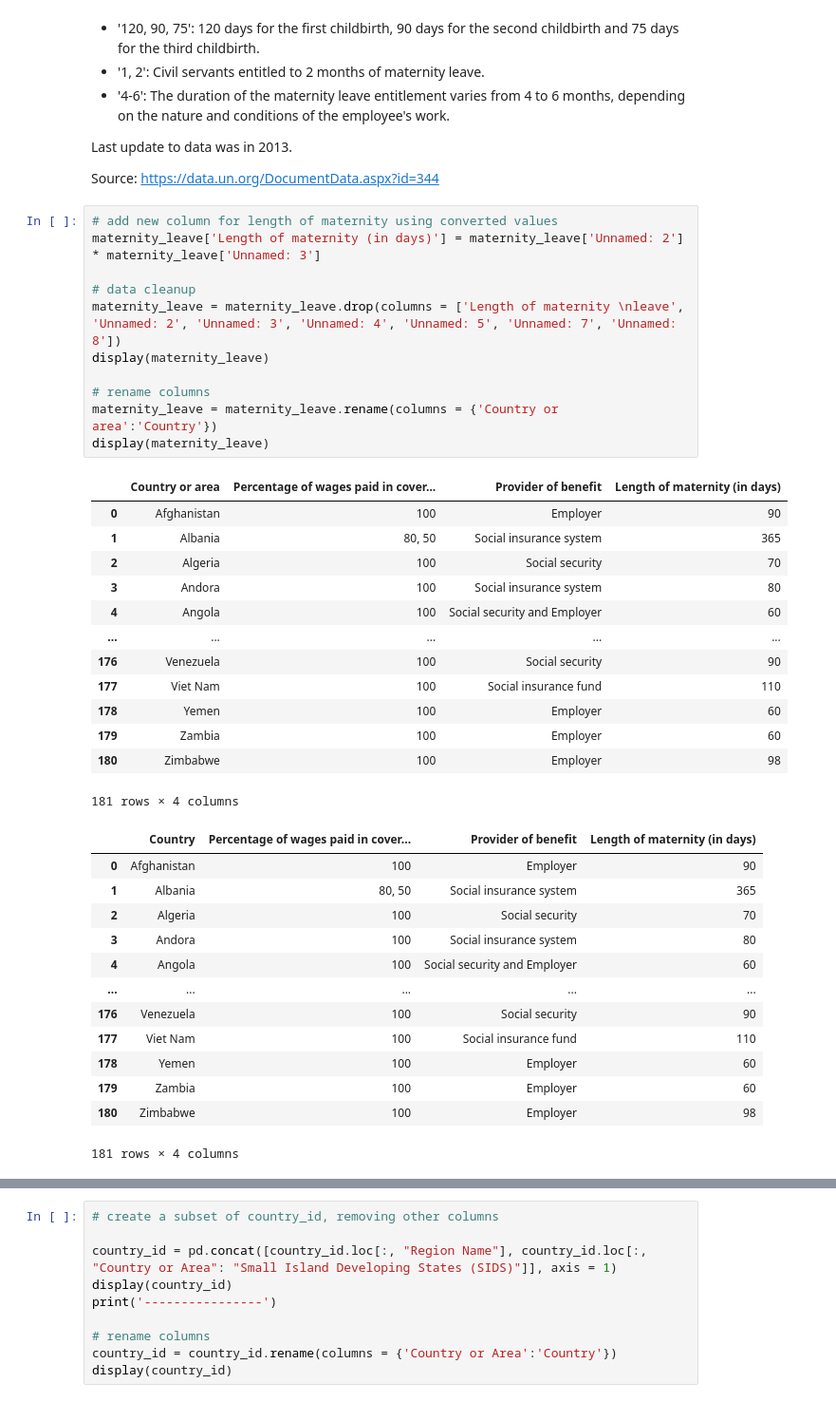
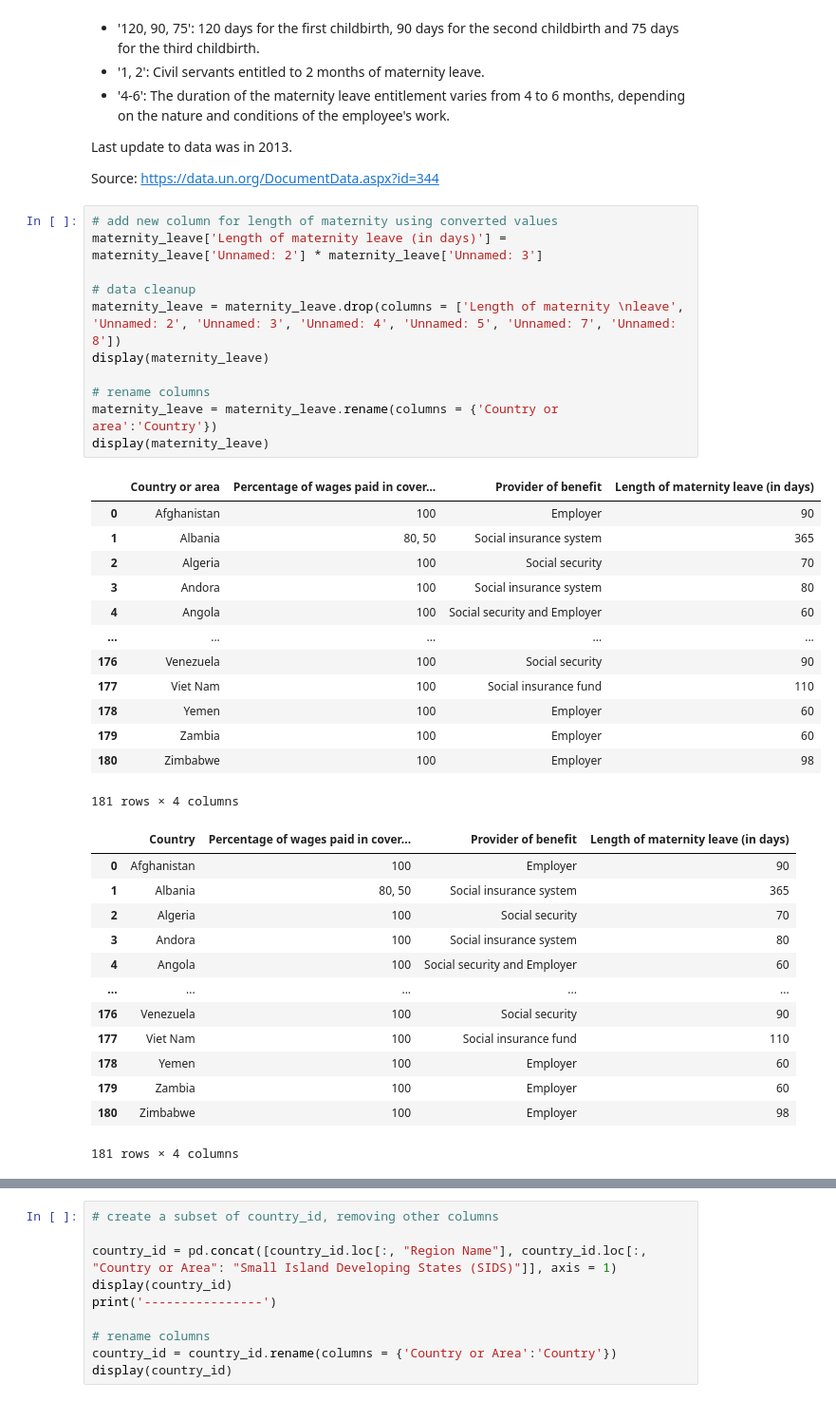
Before and after one commit to nss-data-science-cohort-7/un-exploration-marieljum, a Jupyter notebook: notebooks/solo_exploration.ipynb, the cells around one changed output, grey strips where cells are left out. Shown at 95% size. Cells and saved outputs as stored; diff of their text form.

```diff
--- a/notebooks/solo_exploration.ipynb
+++ b/notebooks/solo_exploration.ipynb
@@ -162,17 +160,17 @@ Last update to data was in 2013.
 Source: https://data.un.org/DocumentData.aspx?id=344
 # %%
 # add new column for length of maternity using converted values
-maternity_leave['Length of maternity (in days)'] = maternity_leave['Unnamed: 2'] * maternity_leave['Unnamed: 3']
+maternity_leave['Length of maternity leave (in days)'] = maternity_leave['Unnamed: 2'] * maternity_leave['Unnamed: 3']
 
 # data cleanup
 maternity_leave = maternity_leave.drop(columns = ['Length of maternity \nleave', 'Unnamed: 2', 'Unnamed: 3', 'Unnamed: 4', 'Unnamed: 5', 'Unnamed: 7', 'Unnamed: 8'])
 display(maternity_leave)
 
 # rename columns
 maternity_leave = maternity_leave.rename(columns = {'Country or area':'Country'})
 display(maternity_leave)
 # %% [output]
-|  | Country or area | Percentage of wages paid in cover... | Provider of benefit | Length of maternity (in days) |
+|  | Country or area | Percentage of wages paid in cover... | Provider of benefit | Length of maternity leave (in days) |
 | 0 | Afghanistan | 100 | Employer | 90 |
 | 1 | Albania | 80, 50 | Social insurance system | 365 |
 | 2 | Algeria | 100 | Social security | 70 |
@@ -185,7 +183,7 @@ display(maternity_leave)
 | 179 | Zambia | 100 | Employer | 60 |
 | 180 | Zimbabwe | 100 | Employer | 98 |
 181 rows × 4 columns
-|  | Country | Percentage of wages paid in cover... | Provider of benefit | Length of maternity (in days) |
+|  | Country | Percentage of wages paid in cover... | Provider of benefit | Length of maternity leave (in days) |
 | 0 | Afghanistan | 100 | Employer | 90 |
 | 1 | Albania | 80, 50 | Social insurance system | 365 |
 | 2 | Algeria | 100 | Social security | 70 |
```
Also changed, not shown: parts of 22 cells of this notebook.
